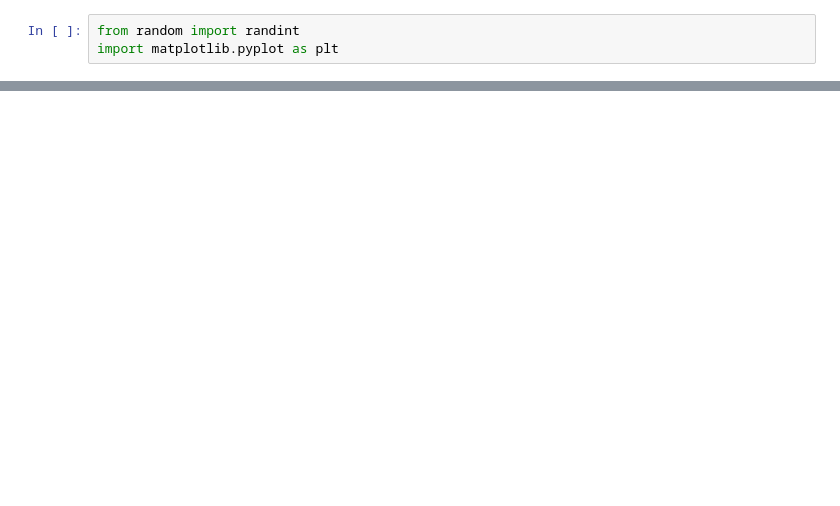
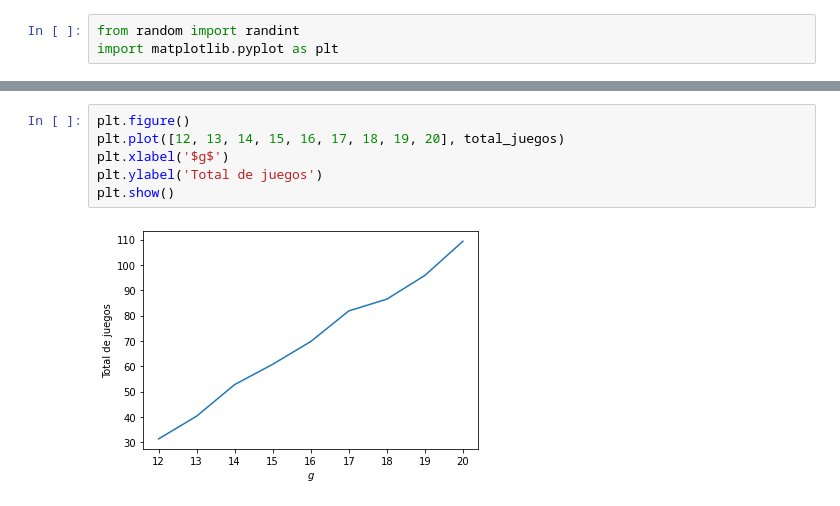
Before and after one commit to albertobenavides/estoc_doc, a Jupyter notebook: 5/tarea.ipynb, the cells around one changed output, grey strips where cells are left out. Drawn from its saved outputs; the diff is of its cells as text; blank space fills up the shorter version.

```diff
--- a/5/tarea.ipynb
+++ b/5/tarea.ipynb
@@ -62,0 +110,8 @@ Media de giros: 104.761
+# %%
+plt.figure()
+plt.plot([12, 13, 14, 15, 16, 17, 18, 19, 20], total_juegos)
+plt.xlabel('$g$')
+plt.ylabel('Total de juegos')
+plt.show()
+# %% [output]
+[figure, added]
```
Also changed, not shown: parts of 9 cells of this notebook.
